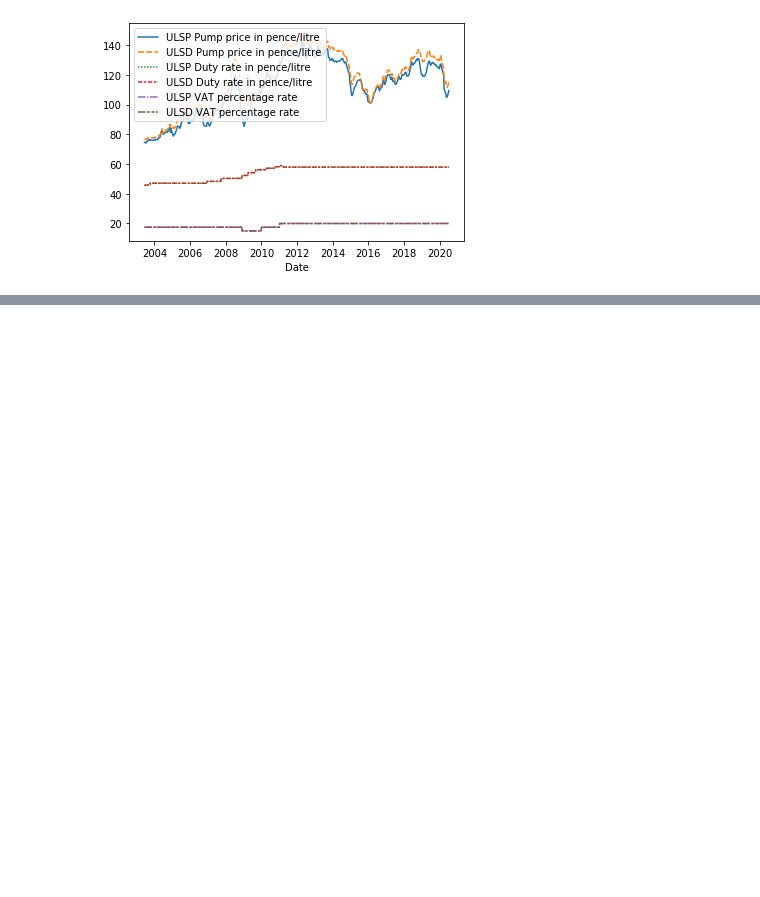
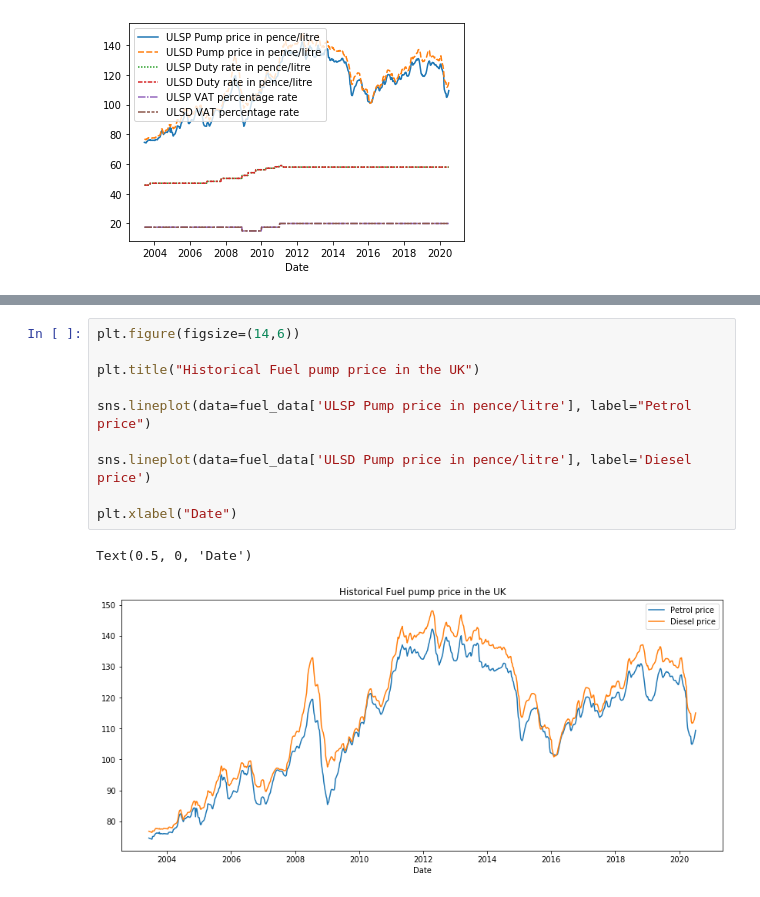
Before and after one commit to sofadebo/FuelPrices, a Jupyter notebook: Fuel prices.ipynb, the cells around one changed output, grey strips where cells are left out. Saved outputs shown, nothing was run; the diff lists cells and outputs as text; blank space fills up the shorter version.

```diff
--- a/Fuel prices.ipynb
+++ b/Fuel prices.ipynb
@@ -35,0 +54,13 @@ sns.lineplot(data=fuel_data)
+# %%
+plt.figure(figsize=(14,6))
+
+plt.title("Historical Fuel pump price in the UK")
+
+sns.lineplot(data=fuel_data['ULSP Pump price in pence/litre'], label="Petrol price")
+
+sns.lineplot(data=fuel_data['ULSD Pump price in pence/litre'], label='Diesel price')
+
+plt.xlabel("Date")
+# %% [output]
+Text(0.5, 0, 'Date')
+[figure, added]
```
Also changed, not shown: parts of 2 cells of this notebook.
